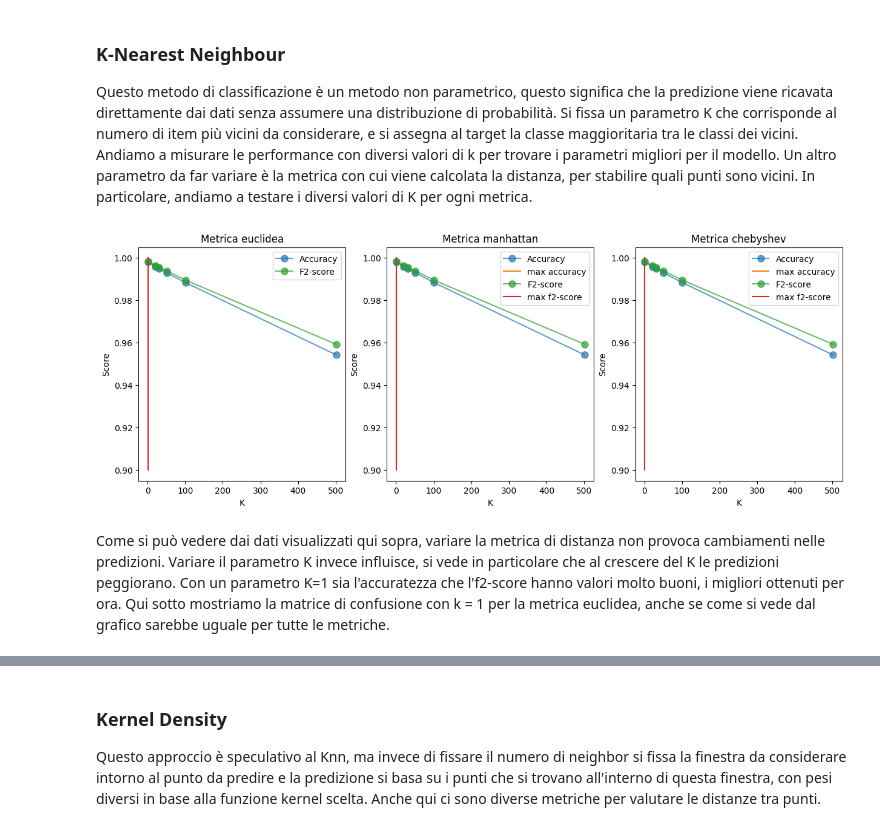
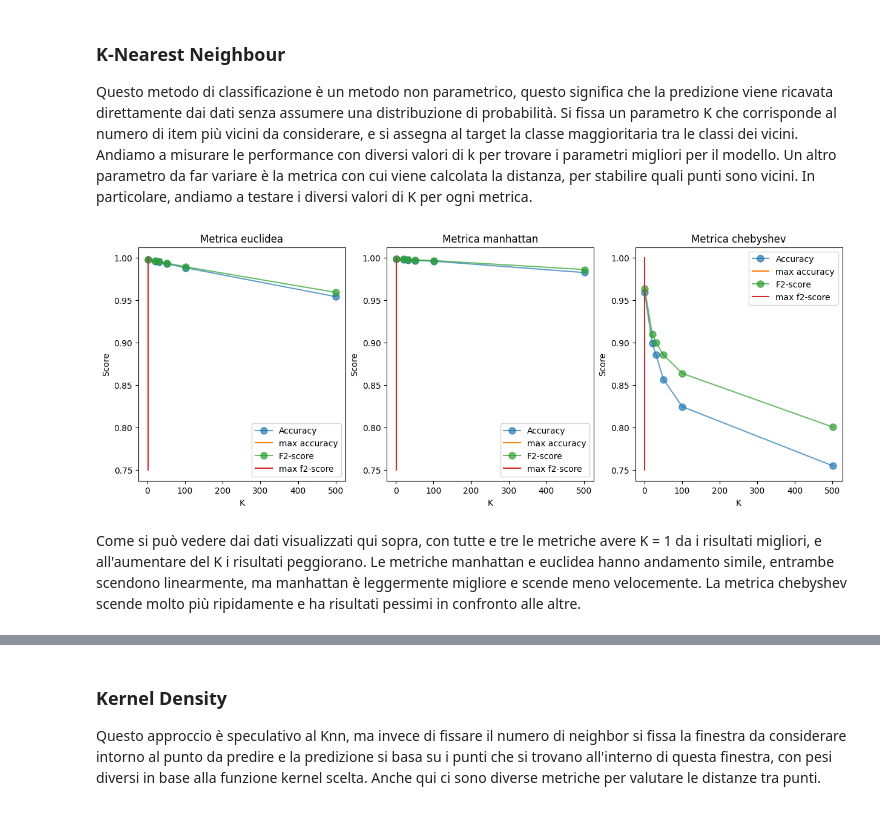
Before and after one commit to Sara-DaCanal/Progetto-ML, a Jupyter notebook: progetto.ipynb, the cells around one changed output, grey strips where cells are left out. Drawn from its saved outputs; the diff is of its cells as text; code cells hidden in the pictures.

```diff
--- a/progetto.ipynb
+++ b/progetto.ipynb
@@ -629,13 +629,14 @@ metrics = ['euclidean', 'chebyshev', 'manhattan']
 info = []
 for m in metrics:
   for k in ks:
-        knn = KNN(n_neighbors=k, metric='euclidean')
+        knn = KNN(n_neighbors=k, metric=m)
         y_pred = cross_val_predict(knn, x_train, y_train, cv=c)
         accuracy = accuracy_score(y_train, y_pred)
         f2_score = fbeta_score(y_train, y_pred, beta=2, pos_label=0)
         f3_score = fbeta_score(y_train, y_pred, beta=3, pos_label=0)
+        cm = confusion_matrix(y_train,y_pred)
         update([f2_score, f3_score, accuracy], k, m, cm)
-        info.append(KInfo(k, m, accuracy, f2_score, confusion_matrix(y_train,y_pred)))
+        info.append(KInfo(k, m, accuracy, f2_score, cm))
 # %%
 e_acc = []
 m_acc = []
@@ -657,41 +658,41 @@ for elem in info:
 
 fig, axes = plt.subplots(1, 3, figsize=(15, 5))
 axes[0].plot(ks, e_acc, 'o-', markersize=8, alpha=0.7, label='Accuracy')
-axes[0].plot([knn_maxs[2][0], knn_maxs[2][0]], [0.90, 1.0])
+axes[0].plot([knn_maxs[2][0], knn_maxs[2][0]], [0.75, 1.0], label='max accuracy')
 axes[0].plot(ks, e_f2, 'o-', markersize=8, alpha=0.7, label='F2-score')
-axes[0].plot([knn_maxs[0][0], knn_maxs[0][0]], [0.90, 1.0])
+axes[0].plot([knn_maxs[0][0], knn_maxs[0][0]], [0.75, 1.0], label='max f2-score')
 axes[0].legend()
 axes[0].set_xlabel('K')
 axes[0].set_ylabel('Score')
 
 axes[0].set_title('Metrica euclidea')
 
 axes[1].plot(ks, m_acc, 'o-', markersize=8, alpha=0.7, label='Accuracy')
-axes[1].plot([knn_maxs[1][0], knn_maxs[1][0]], [0.90, 1.0], label='max accuracy')
+axes[1].plot([knn_maxs[1][0], knn_maxs[1][0]], [0.75, 1.0], label='max accuracy')
 axes[1].plot(ks, m_f2, 'o-', markersize=8, alpha=0.7, label='F2-score')
-axes[1].plot([knn_maxs[0][0], knn_maxs[0][0]], [0.90, 1.0], label='max f2-score')
+axes[1].plot([knn_maxs[0][0], knn_maxs[0][0]], [0.75, 1.0], label='max f2-score')
 axes[1].legend()
 axes[1].set_xlabel('K')
 axes[1].set_ylabel('Score')
 
 axes[1].set_title('Metrica manhattan')
 
 axes[2].plot(ks, c_acc, 'o-', markersize=8, alpha=0.7, label='Accuracy')
-axes[2].plot([knn_maxs[1][0], knn_maxs[1][0]], [0.90, 1.0], label='max accuracy')
+axes[2].plot([knn_maxs[1][0], knn_maxs[1][0]], [0.75, 1.0], label='max accuracy')
 axes[2].plot(ks, c_f2, 'o-', markersize=8, alpha=0.7, label='F2-score')
-axes[2].plot([knn_maxs[0][0], knn_maxs[0][0]], [0.90, 1.0], label='max f2-score')
+axes[2].plot([knn_maxs[0][0], knn_maxs[0][0]], [0.75, 1.0], label='max f2-score')
 axes[2].legend()
 axes[2].set_xlabel('K')
 axes[2].set_ylabel('Score')
 
 axes[2].set_title('Metrica chebyshev')
 
 
   # Mostra il grafico
 plt.show()
 # %% [output]
-[figure, old version]
+[figure, new version]
-# %% [markdown]
-Come si può vedere dai dati visualizzati qui sopra, variare la metrica di distanza non provoca cambiamenti nelle predizioni. Variare il parametro K invece influisce, si vede in particolare che al crescere del K le predizioni peggiorano. Con un parametro K=1 sia l'accuratezza che l'f2-score hanno valori molto buoni, i migliori ottenuti per ora. Qui sotto mostriamo la matrice di confusione con k = 1 per la metrica euclidea, anche se come si vede dal grafico sarebbe uguale per tutte le metriche.
+# %% [markdown]
+Come si può vedere dai dati visualizzati qui sopra, con tutte e tre le metriche avere K = 1 da i risultati migliori, e all'aumentare del K i risultati peggiorano. Le metriche manhattan e euclidea hanno andamento simile, entrambe scendono linearmente, ma manhattan è leggermente migliore e scende meno velocemente. La metrica chebyshev scende molto più ripidamente e ha risultati pessimi in confronto alle altre.
 # %%
 print("MAX f2_score: ",knn_maxs[0][0])
```
Also changed, not shown: parts of 1 cell of this notebook.
